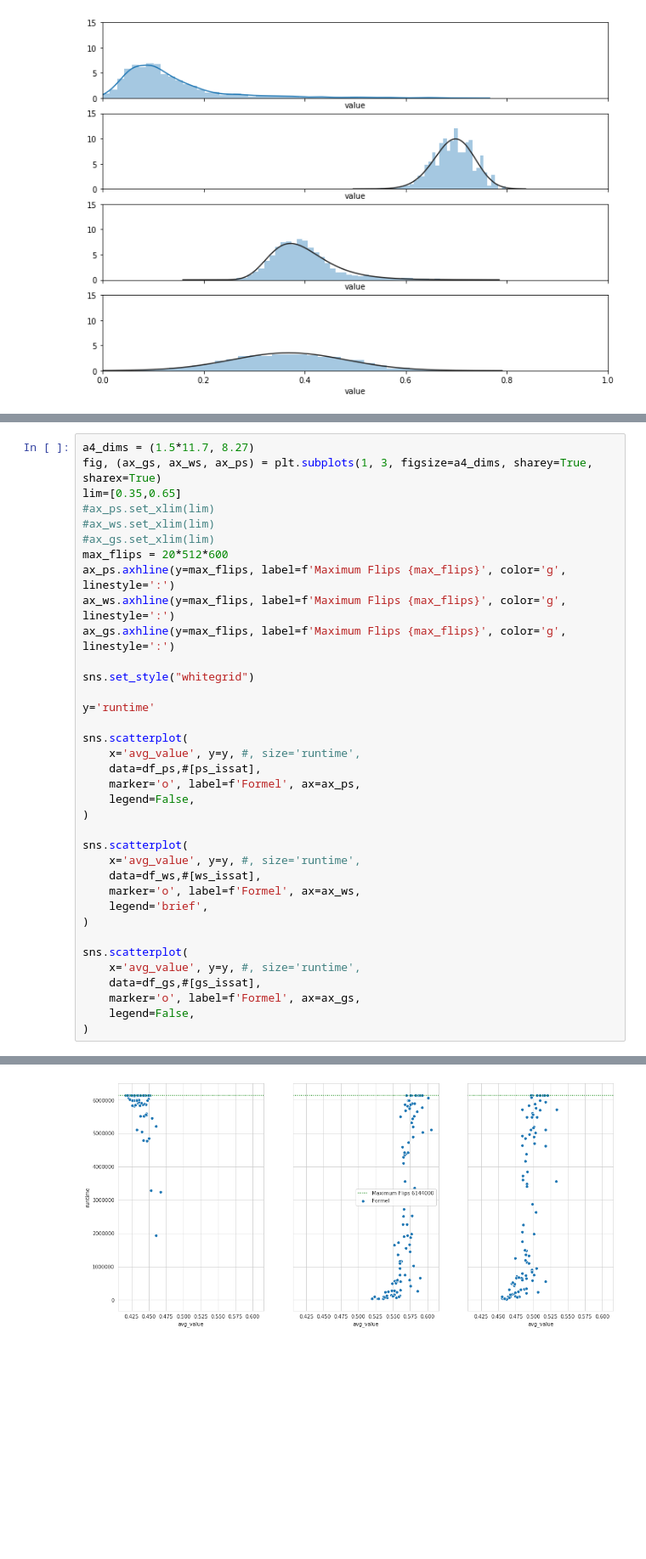
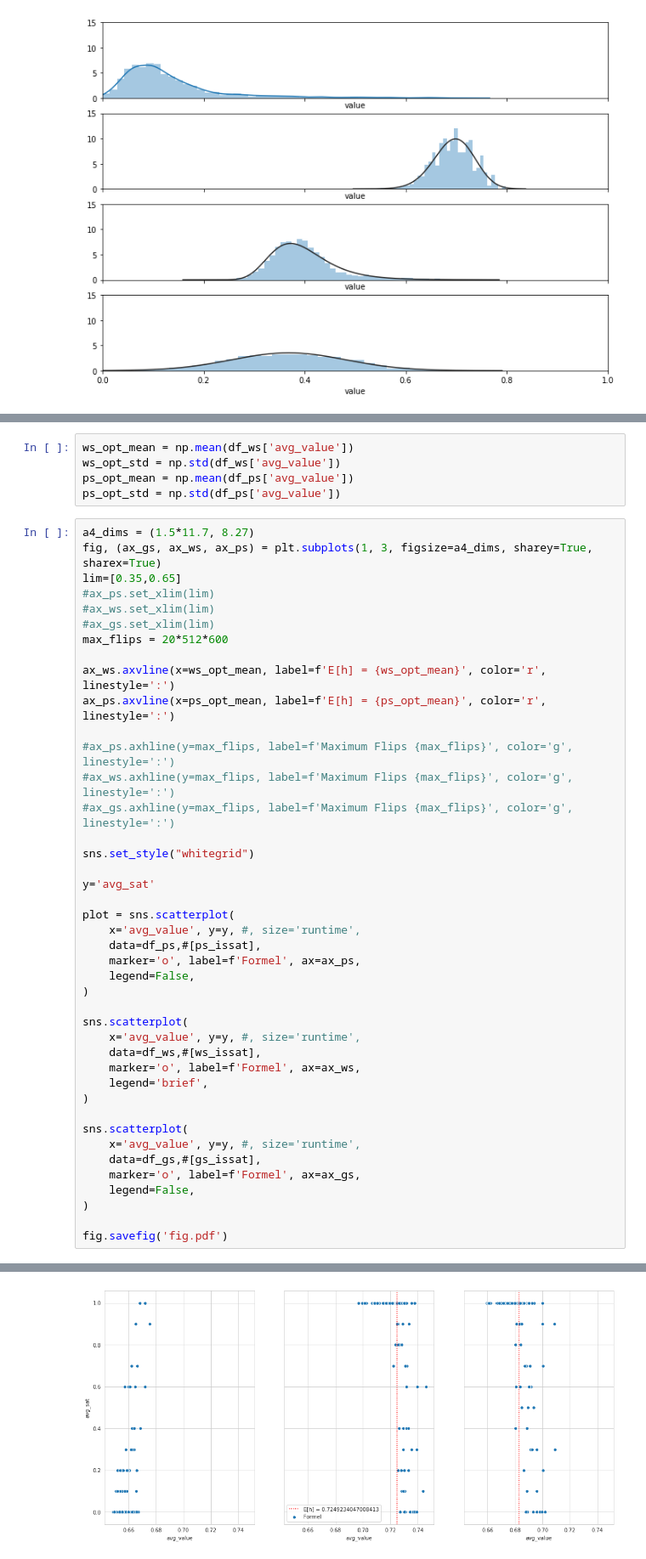
Before and after one commit to SRechenberger/Masterarbeit_Code, a Jupyter notebook: analysis.ipynb, the cells around one changed output, grey strips where cells are left out. Shown: that part at 85% size. Saved outputs shown, nothing was run; the diff lists cells and outputs as text; blank space fills up the shorter version.

```diff
--- a/analysis.ipynb
+++ b/analysis.ipynb
@@ -190,3 +183,8 @@ gs_issat = df_gs['sat'] > 0
+# %%
+ws_opt_mean = np.mean(df_ws['avg_value'])
+ws_opt_std = np.std(df_ws['avg_value'])
+ps_opt_mean = np.mean(df_ps['avg_value'])
+ps_opt_std = np.std(df_ps['avg_value'])
 # %%
 a4_dims = (1.5*11.7, 8.27)
 fig, (ax_gs, ax_ws, ax_ps) = plt.subplots(1, 3, figsize=a4_dims, sharey=True, sharex=True)
@@ -195,15 +193,19 @@ lim=[0.35,0.65]
 #ax_ws.set_xlim(lim)
 #ax_gs.set_xlim(lim)
 max_flips = 20*512*600
-ax_ps.axhline(y=max_flips, label=f'Maximum Flips {max_flips}', color='g', linestyle=':')
-ax_ws.axhline(y=max_flips, label=f'Maximum Flips {max_flips}', color='g', linestyle=':')
-ax_gs.axhline(y=max_flips, label=f'Maximum Flips {max_flips}', color='g', linestyle=':')
+
+ax_ws.axvline(x=ws_opt_mean, label=f'E[h] = {ws_opt_mean}', color='r', linestyle=':')
+ax_ps.axvline(x=ps_opt_mean, label=f'E[h] = {ps_opt_mean}', color='r', linestyle=':')
+
+#ax_ps.axhline(y=max_flips, label=f'Maximum Flips {max_flips}', color='g', linestyle=':')
+#ax_ws.axhline(y=max_flips, label=f'Maximum Flips {max_flips}', color='g', linestyle=':')
+#ax_gs.axhline(y=max_flips, label=f'Maximum Flips {max_flips}', color='g', linestyle=':')
 
 sns.set_style("whitegrid")
 
-y='runtime'
+y='avg_sat'
 
-sns.scatterplot(
+plot = sns.scatterplot(
     x='avg_value', y=y, #, size='runtime',
     data=df_ps,#[ps_issat],
     marker='o', label=f'Formel', ax=ax_ps,
@@ -223,4 +225,6 @@ sns.scatterplot(
     marker='o', label=f'Formel', ax=ax_gs,
     legend=False,
 )
+
+fig.savefig('fig.pdf')
 # %% [output]
@@ -228 +231 @@ sns.scatterplot(
-[figure, old version]
+[figure, new version]
```
Also changed, not shown: parts of 12 cells of this notebook.
